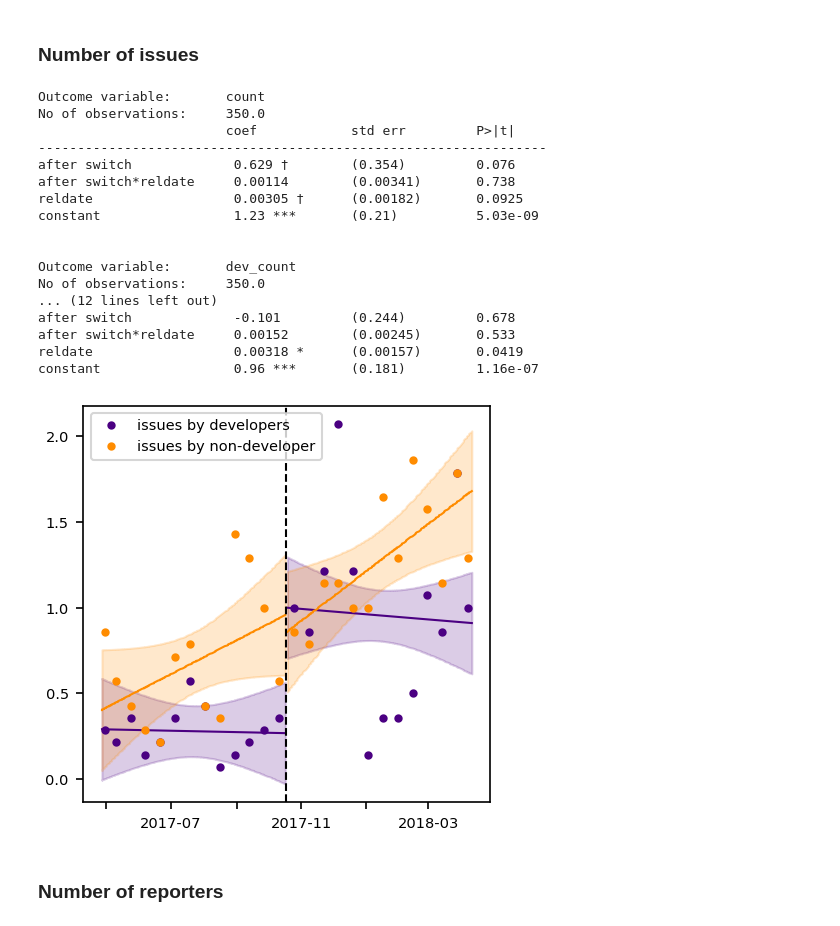
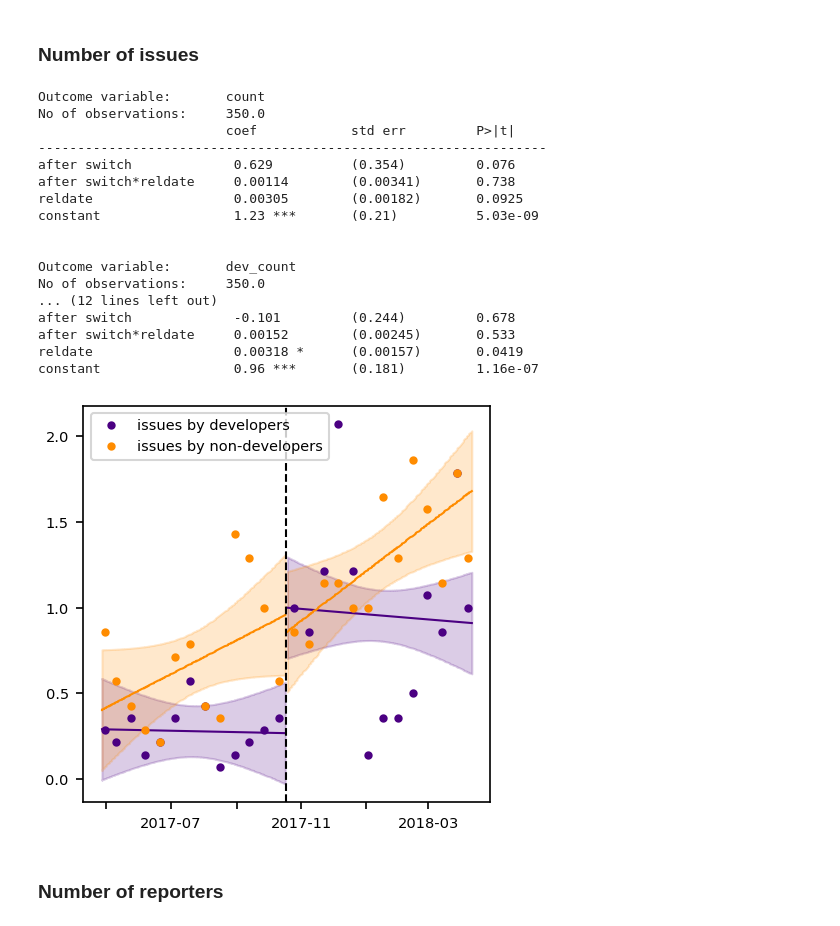
Before and after one commit to Zimmi48/impact-of-switching-bug-trackers, a Jupyter notebook: analysis/GitHub_migration.ipynb, the cells around one changed output. Drawn from its saved outputs; the diff is of its cells as text; code cells hidden in the pictures.

```diff
--- a/analysis/GitHub_migration.ipynb
+++ b/analysis/GitHub_migration.ipynb
@@ -1278,8 +1278,6 @@ def rd(data,variable,degree,cluster_var=None,display=True):
       return '** '
     elif p < 0.05:
       return '*  '
-    elif p < 0.1:
-      return '†'
     else:
       return '   '
 
@@ -1374,25 +1372,18 @@ def hetero_analysis(rd_data,variable,label_all,label_dev,label_others,periods,de
 
   def get_param(results, i):
     try:
-      return '%.3g' % results.params[i]
-    except IndexError:
-      return ''
-
-  def get_pvalue(results, i):
-    try:
+      param = '%.3g' % results.params[i]
       p = results.pvalues[i]
     except IndexError:
       return ''
     if p < 0.001:
-      return '***'
+      return '\\textbf{%s***}' % param
     elif p < 0.01:
-      return '**'
+      return '\\textbf{%s**}' % param
     elif p < 0.05:
-      return '*'
-    elif p < 0.1:
-      return '$\dagger$'
+      return '\\textbf{%s*}' % param
     else:
-      return ''
+      return param
 
   def get_bse(results,i):
     try:
@@ -1401,14 +1392,11 @@ def hetero_analysis(rd_data,variable,label_all,label_dev,label_others,periods,de
       return ''
 
   def row(name1,name2,i):
-    return '%s & %s%s & %s%s & %s%s \\\\\n' % (
+    return '%s & %s & %s & %s \\\\\n' % (
         name1,
         get_param(everyone,i),
-        get_pvalue(everyone,i),
         get_param(devs,i),
-        get_pvalue(devs,i),
         get_param(others,i),
-        get_pvalue(others,i)
     ) + '%s & %s & %s & %s \\\\\n' % (
         name2,
         get_bse(everyone,i),
@@ -1469,32 +1457,32 @@ def homo_analysis(rd_data,variable,periods,label='',degree=1,cluster_var=None,sw
 # %%
 hetero_analysis(
     issues_1D,
     'count',
     'issues by everyone',
     'issues by developers',
-    'issues by non-developer',
+    'issues by non-developers',
     periods=175,
     filename='../article/bug_nb_rd'
 )
 # %% [output]
 Outcome variable:       count
 No of observations:     350.0
                         coef            std err         P>|t|
 -----------------------------------------------------------------
-after switch             0.629 †        (0.354)         0.076
+after switch             0.629          (0.354)         0.076
 after switch*reldate     0.00114        (0.00341)       0.738
-reldate                  0.00305 †      (0.00182)       0.0925
+reldate                  0.00305        (0.00182)       0.0925
 constant                 1.23 ***       (0.21)          5.03e-09
 
 
 Outcome variable:       dev_count
 No of observations:     350.0
 ... (12 lines left out)
 after switch             -0.101         (0.244)         0.678
 after switch*reldate     0.00152        (0.00245)       0.533
 reldate                  0.00318 *      (0.00157)       0.0419
 constant                 0.96 ***       (0.181)         1.16e-07
-[figure, old version]
+[figure, new version]
 # %% [markdown]
 ### Number of  reporters
 # %%
```
Also changed, not shown: parts of 8 cells of this notebook, 5 other files.
